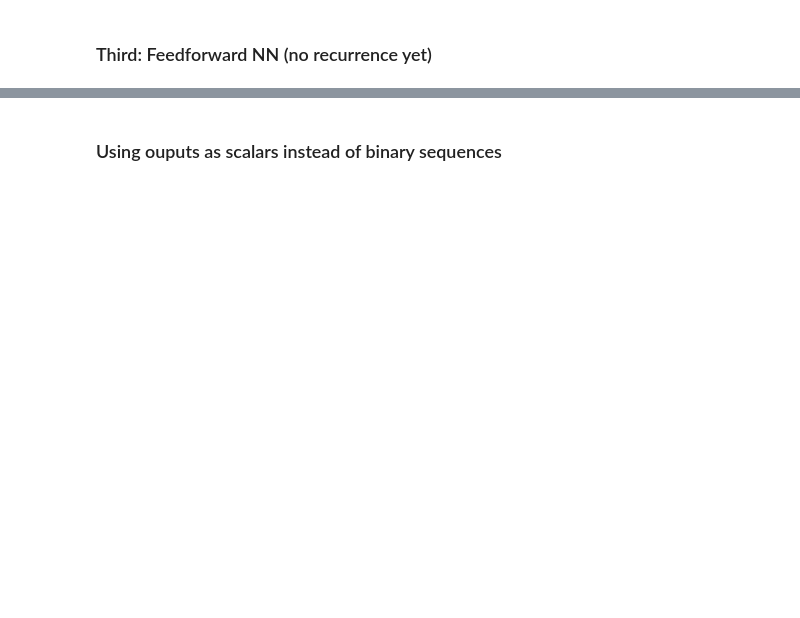
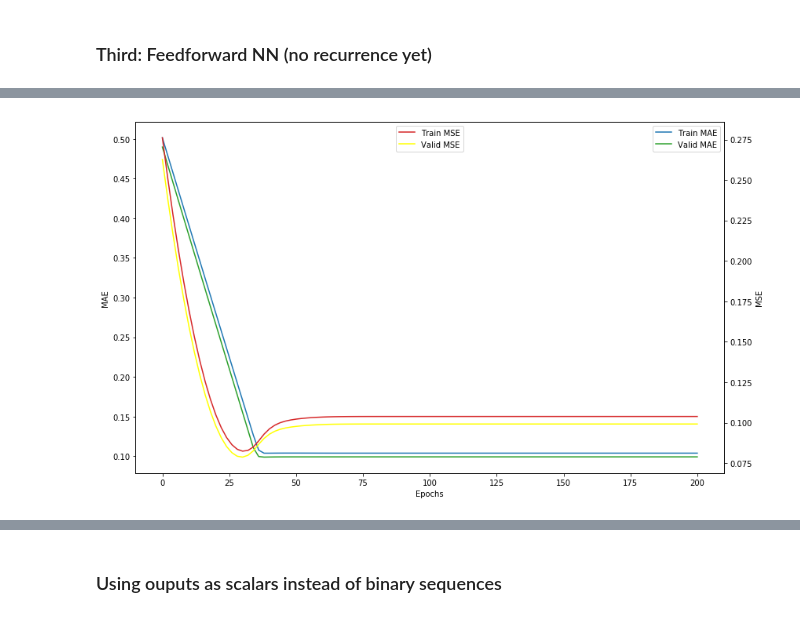
Before and after one commit to AmmarRashed/LSTM4fun, a Jupyter notebook: binary_addition.ipynb, the cells around one changed output, grey strips where cells are left out. Saved outputs shown, nothing was run; the diff lists cells and outputs as text; code cells hidden in the pictures; blank space fills up the shorter version.

Commit message:
improved binary addition

```diff
--- a/binary_addition.ipynb
+++ b/binary_addition.ipynb
@@ -389,5 +387,10 @@ Predicted
 <a href="http://peterroelants.github.io/posts/rnn_implementation_part02/">
     Peter's notes: How to implement a recurrent neural network
 <img src="https://raw.githubusercontent.com/peterroelants/peterroelants.github.io/master/notebooks/RNN_implementation/img/SimpleRNN02_1.png"></a>
+# %%
+bin_size = 12
+
+X, Y = generate_dataset(10000, bin_size)
+X_train, X_valid, y_train, y_valid = train_test_split(X,Y)
 # %%
 n_inputs = 2
@@ -401,18 +398,24 @@ def reset_graph(seed=42):
 # %%
+reset_graph()
 graph_rnn = tf.Graph()
 with graph_rnn.as_default():
     X = tf.placeholder(tf.float32, [None, bin_size, n_inputs])  # num of instances, num of time steps, input size
-    y = tf.placeholder(tf.float32, [None, bin_size])
-    #     X = tf.placeholder(tf.float32, [bin_size, n_inputs])  # num of time steps, input size
-    #     y = tf.placeholder(tf.float32, [bin_size])
+    y = tf.placeholder(tf.float32, [None, bin_size])  # num of instances, num of bins
 
-    basic_cell = tf.contrib.rnn.BasicRNNCell(num_units=h_size, activation=tf.nn.sigmoid)
+
+    basic_cell = tf.contrib.rnn.GRUCell(num_units=h_size, activation=tf.sigmoid)
     outputs, states = tf.nn.dynamic_rnn(basic_cell, X, dtype=tf.float32)
-    # outputs n number of instances x 8 time steps x 32 neurons
+#     top_h_state = tf.reshape(states[-1], (-1, h_size))
+#     pred = tf.layers.dense(top_h_state, bin_size)
     stacked_rnn_outputs = tf.reshape(outputs, [-1, h_size])
-    stacked_outputs = tf.contrib.layers.fully_connected(stacked_rnn_outputs, n_outputs)
-    outputs = tf.reshape(stacked_outputs, [-1, bin_size])
+    stacked_outputs = tf.contrib.layers.fully_connected(stacked_rnn_outputs, 1)
+    pred = tf.reshape(stacked_outputs, [-1, bin_size])
 
-    loss = tf.reduce_mean(tf.abs(y-outputs))
-    mse = tf.reduce_mean(tf.losses.mean_squared_error(y, outputs))
-    optimizer = tf.train.AdamOptimizer(0.01).minimize(mse)
+    loss = tf.reduce_mean(tf.abs(y-pred))
+    mse = tf.reduce_mean(tf.losses.mean_squared_error(y, pred))
+#     optimizer = tf.train.AdamOptimizer().minimize(loss)
+    optimizer = tf.train.AdamOptimizer().minimize(loss)
+
+    init = tf.global_variables_initializer()
+
+    saver = tf.train.Saver()
@@ -492,0 +422,3 @@ Predicted
+# %%
+train_maes, train_mses, valid_maes, valid_mses, saver_gru = run_session_rnn(
+    graph_rnn, saver, epochs=200, p_every=2, path="binary_addition_gru")
@@ -492,0 +443,4 @@ Predicted
+# %%
+plot_results(train_maes, valid_maes, train_mses, valid_mses, "MAE")
+# %% [output]
+[figure, added]
```
Also changed, not shown: parts of 50 cells of this notebook.
